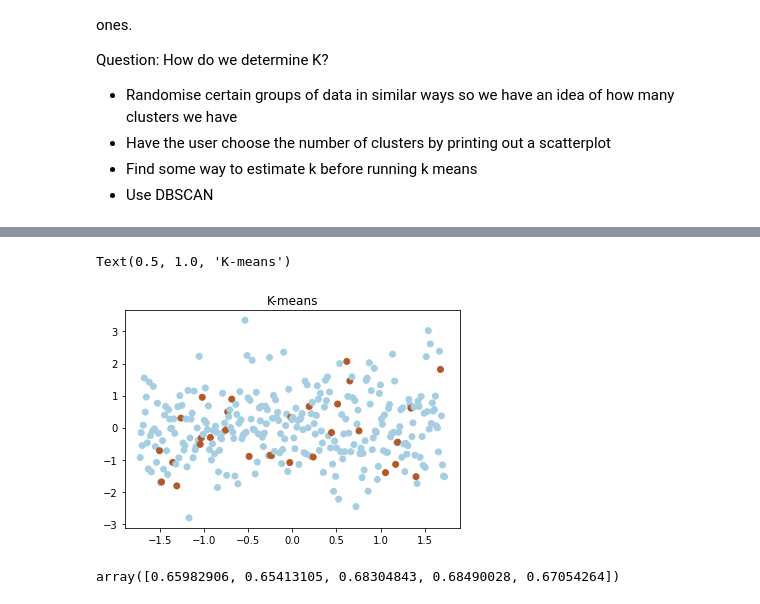
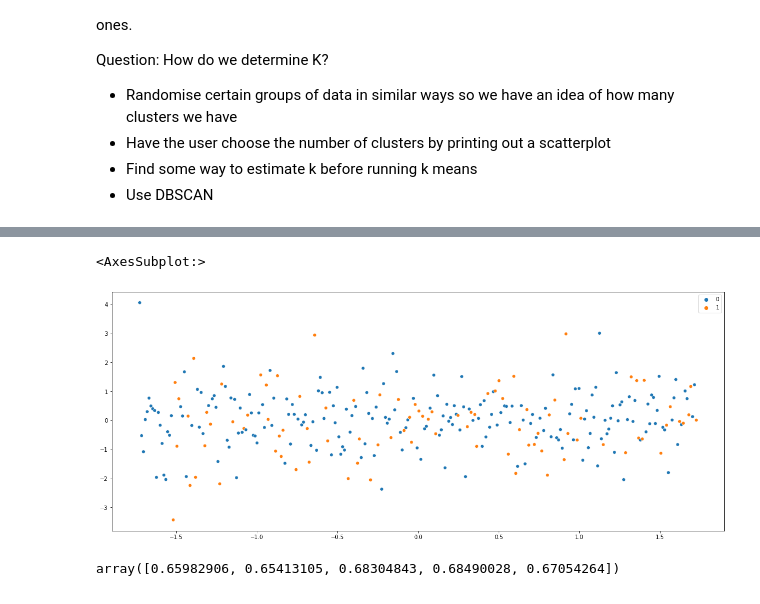
Before and after one commit to AdJansen/Artificial-Immune-System-For-Class-Imbalance, a Jupyter notebook: AIS.ipynb, the cells around one changed output, grey strips where cells are left out. Cells and saved outputs as stored; diff of their text form; code cells hidden in the pictures.

```diff
--- a/AIS.ipynb
+++ b/AIS.ipynb
@@ -354,16 +522,19 @@ Text(0.5, 1.0, 'DBSCAN')
 # %%
-kmeans_df = pd.read_csv("./Data/GeneratedSyntheticData-MajorImbalanceNoiseLess.csv")
+kmeans_df = pd.read_csv("./Data/GeneratedSyntheticData-NosielessInformativeEasy.csv")
 
 ss = StandardScaler()
 kmeans_df = ss.fit_transform(kmeans_df)
 Kmean = KMeans(n_clusters=2)
 Kmean.fit(kmeans_df)
 y_pred = Kmean.predict(kmeans_df)
-plt.scatter(kmeans_df[:,0], kmeans_df[:,1],c=y_pred, cmap='Paired')
-plt.title("K-means")
+# plt.scatter(kmeans_df[:,0], kmeans_df[:,1],c=y_pred, cmap='Paired')
+# plt.title("K-means")
+
+f, ax1 = plt.subplots(nrows=1, ncols=1,figsize=(20,8))
+sns.scatterplot(kmeans_df[:,0],kmeans_df[:,1],hue=y_pred,ax=ax1)
 # %% [output]
-Text(0.5, 1.0, 'K-means')
+<AxesSubplot:>
-[figure, old version]
+[figure, new version]
 # %%
 
 
```
Also changed, not shown: parts of 8 cells of this notebook, 1 other file.
